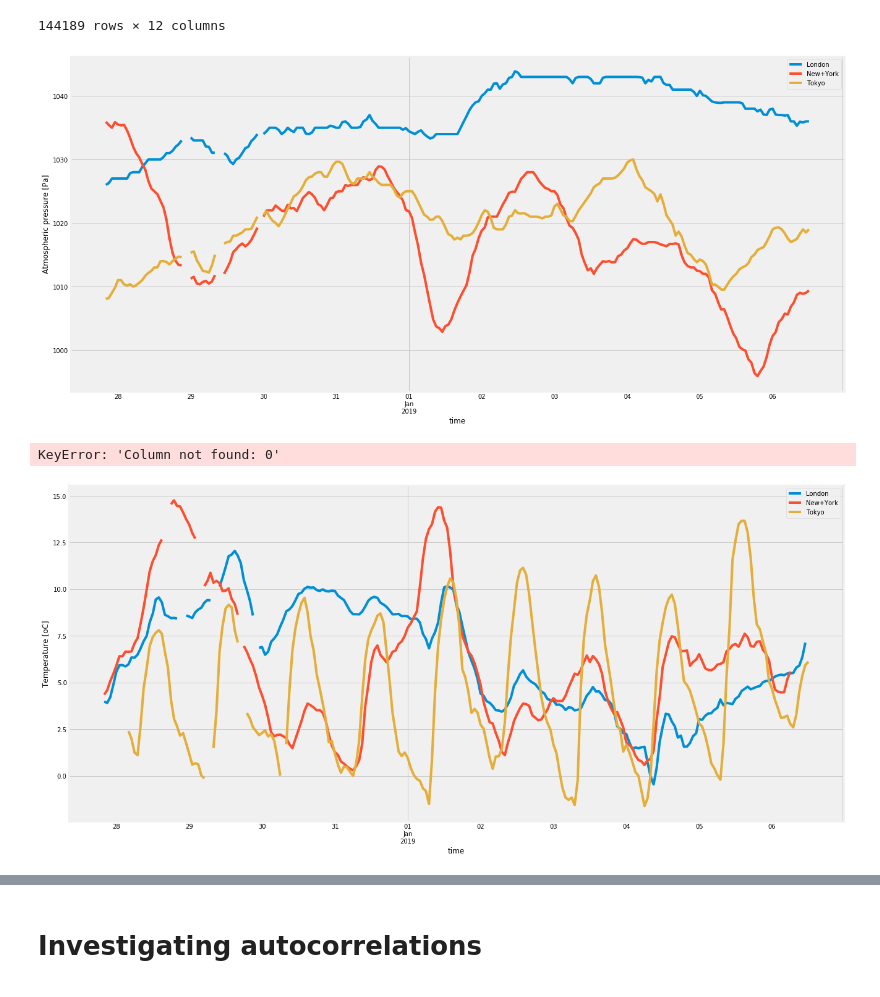
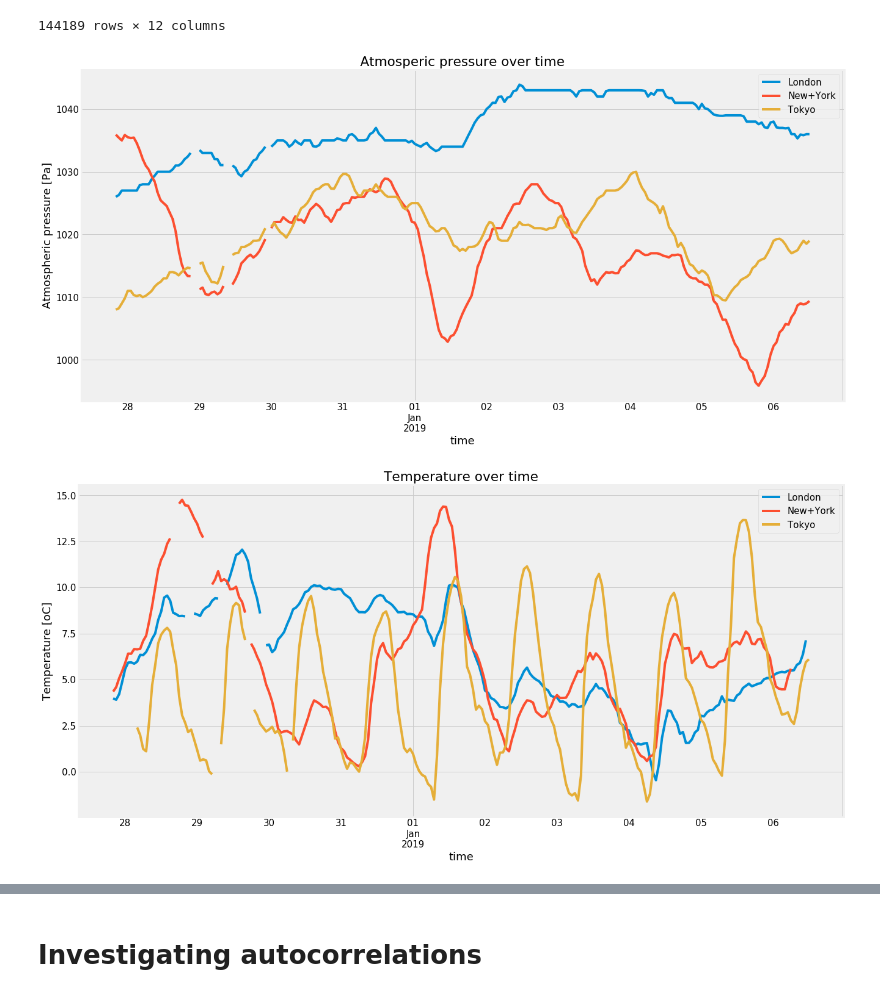
Before and after one commit to Kajotko/SIOT, a Jupyter notebook: Siot.ipynb, the cells around one changed output, grey strips where cells are left out. Cells and saved outputs as stored; diff of their text form; code cells hidden in the pictures.

```diff
--- a/Siot.ipynb
+++ b/Siot.ipynb
@@ -75,32 +75,35 @@ tweets
 # %%
 #Plot pressure data
 
 plt.figure(figsize=(20, 10))
+plt.rc('font', size=15)
 grouped=weather.groupby('city')
 shifts={'London':-1, 'New+York':-6, 'Tokyo':8} #Shift all to the same timezone (initial is GMT+1)
 
 for name, data in grouped:
     timeshift=shifts[name]
     pres_dat=data['pressure'].shift(timeshift)
     pres_dat=pres_dat.resample('H').mean()
     pres_dat.plot(label =name)
 plt.ylabel('Atmospheric pressure [Pa]')
+plt.title('Atmosperic pressure over time')
 plt.legend()
 plt.show()
 # %% [output]
-[figure, old version]
+[figure, new version]
-KeyError: 'Column not found: 0'
 # %%
 #Plot temperature
 
 plt.figure(figsize=(20, 10))
+plt.rc('font', size=15)
 for name, data in grouped:
     timeshift=shifts[name]
     temp_dat=data['temperature']-273#.interpolate(method='cubic')#convert to celsius
     temp_dat=temp_dat.resample('H').mean()
     temp_dat.shift(timeshift).plot(label =name)
 plt.ylabel('Temperature [oC]')
+plt.title('Temperature over time')
 plt.legend()
 plt.show()
 # %% [output]
-[figure, old version]
+[figure, new version]
```
Also changed, not shown: parts of 16 cells of this notebook, 20 other files.
